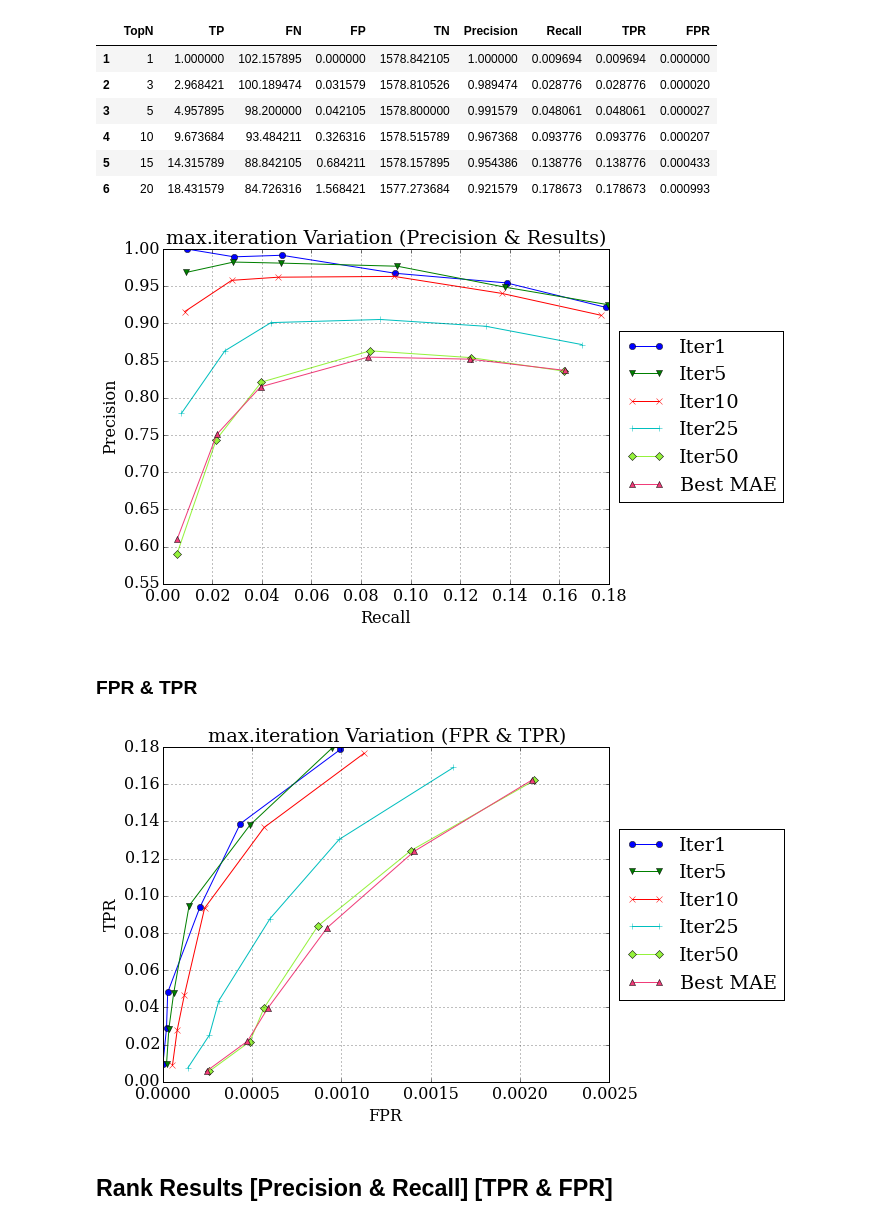
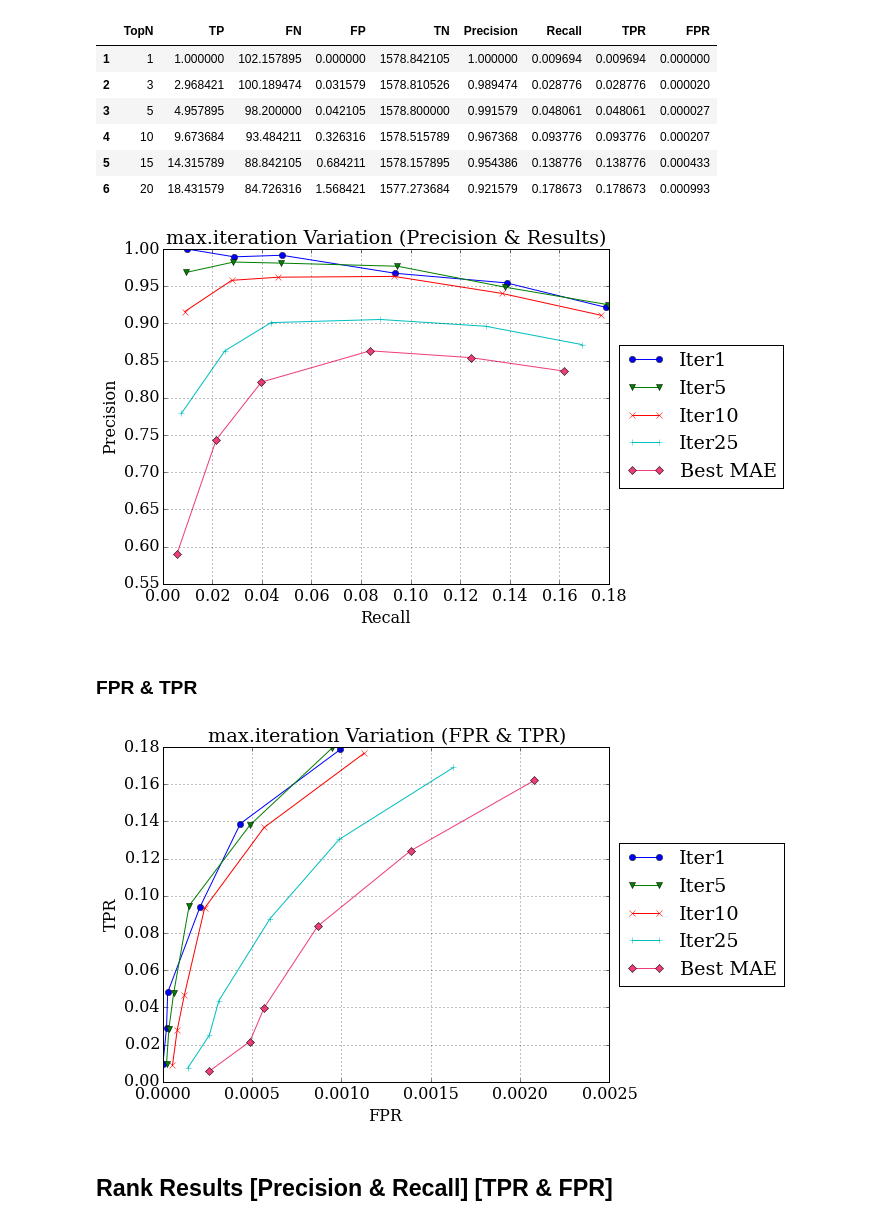
Before and after one commit to priagungk/Recommendation-System, a Jupyter notebook: plotting.ipynb, the cells around one changed output. Cells and saved outputs as stored; diff of their text form; code cells hidden in the pictures.

```diff
--- a/plotting.ipynb
+++ b/plotting.ipynb
@@ -147,19 +147,19 @@ y_iter50 = df_iter50['Precision']
 # %%
 fig, ax = plt.subplots(figsize=(8,6), dpi=80)
 ax.plot(x_iter1, y_iter1, label='Iter1', marker='o')
 ax.plot(x_iter5, y_iter5 ,label='Iter5',  marker='v')
 ax.plot(x_iter10, y_iter10 , label='Iter10',  marker='x')
 ax.plot(x_iter25, y_iter25 , label='Iter25',  marker='+')
-ax.plot(x_iter50, y_iter50 , label='Iter50',marker='D', color='#95F23C')
-ax.plot(x_recall, y_prec , label='Best MAE',marker='^', color='#F03C79')
+ax.plot(x_iter50, y_iter50 , label='Best MAE',marker='D', color='#F03C79')
+#ax.plot(x_recall, y_prec , label='',marker='^', color='')
 ax.legend(loc=1); # upper left corner
 ax.set_xlabel('Recall')
 ax.set_ylabel('Precision')
 ax.set_title('max.iteration Variation (Precision & Results)')
 ax.legend(loc='center left', bbox_to_anchor=(1, 0.5))
 ax.grid()
 # %% [output]
-[figure, old version]
+[figure, new version]
 # %% [markdown]
 ### FPR & TPR
 # %%
@@ -184,8 +184,8 @@ ax.plot(x_iter1_TF , y_iter1_TF, label='Iter1', marker='o')
 ax.plot(x_iter5_TF, y_iter5_TF ,label='Iter5',  marker='v')
 ax.plot(x_iter10_TF, y_iter10_TF , label='Iter10',  marker='x')
 ax.plot(x_iter25_TF, y_iter25_TF , label='Iter25',  marker='+')
-ax.plot(x_iter50_TF, y_iter50_TF , label='Iter50',marker='D', color='#95F23C')
-ax.plot(x_FPR, y_TPR , label='Best MAE',marker='^', color='#F03C79')
+ax.plot(x_iter50_TF, y_iter50_TF , label='Best MAE',marker='D', color='#F03C79')
+#ax.plot(x_FPR, y_TPR , label='',marker='^', color='')
 ax.legend(loc=1); # upper left corner
 ax.set_xlabel('FPR')
 ax.set_ylabel('TPR')
@@ -193,7 +193,7 @@ ax.set_title('max.iteration Variation (FPR & TPR)')
 ax.legend(loc='center left', bbox_to_anchor=(1, 0.5))
 ax.grid()
 # %% [output]
-[figure, old version]
+[figure, new version]
 # %% [markdown]
 ## Rank Results [Precision & Recall] [TPR & FPR]
 # %%
```
